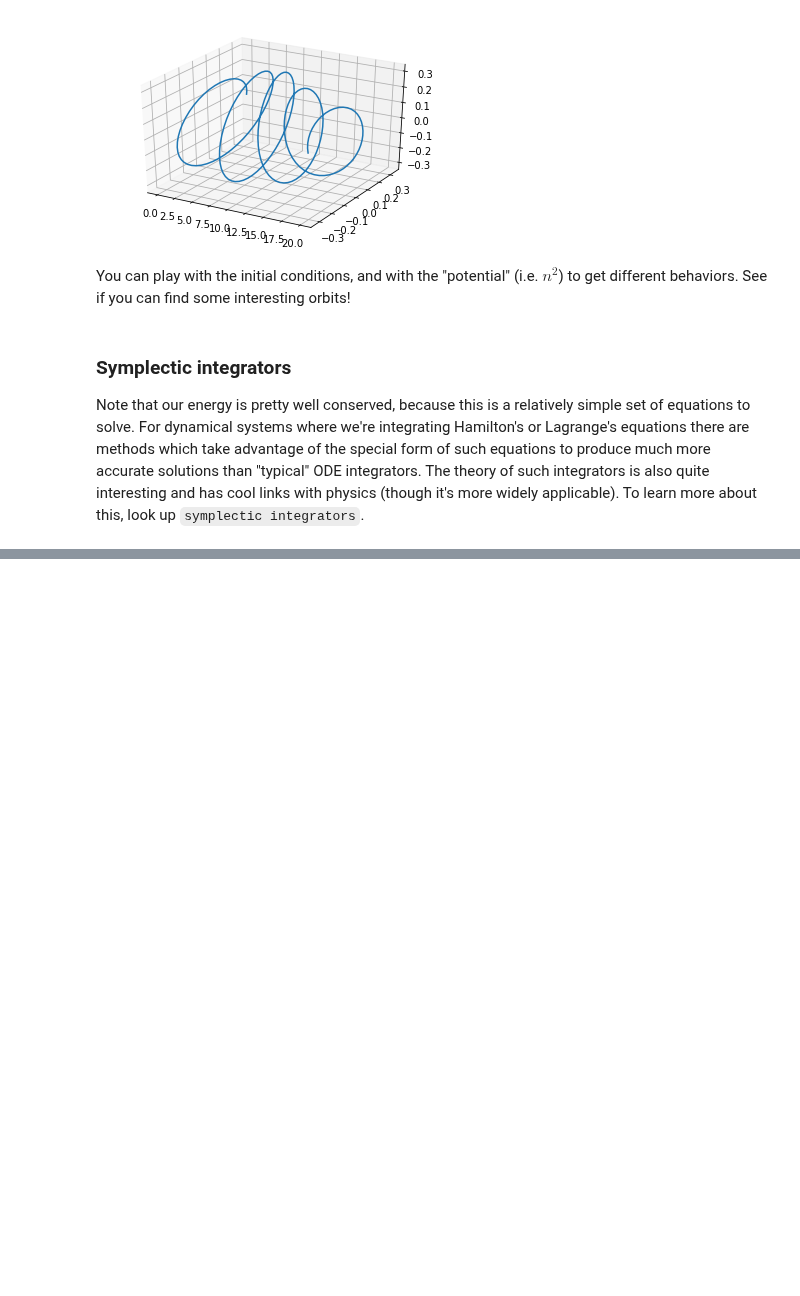
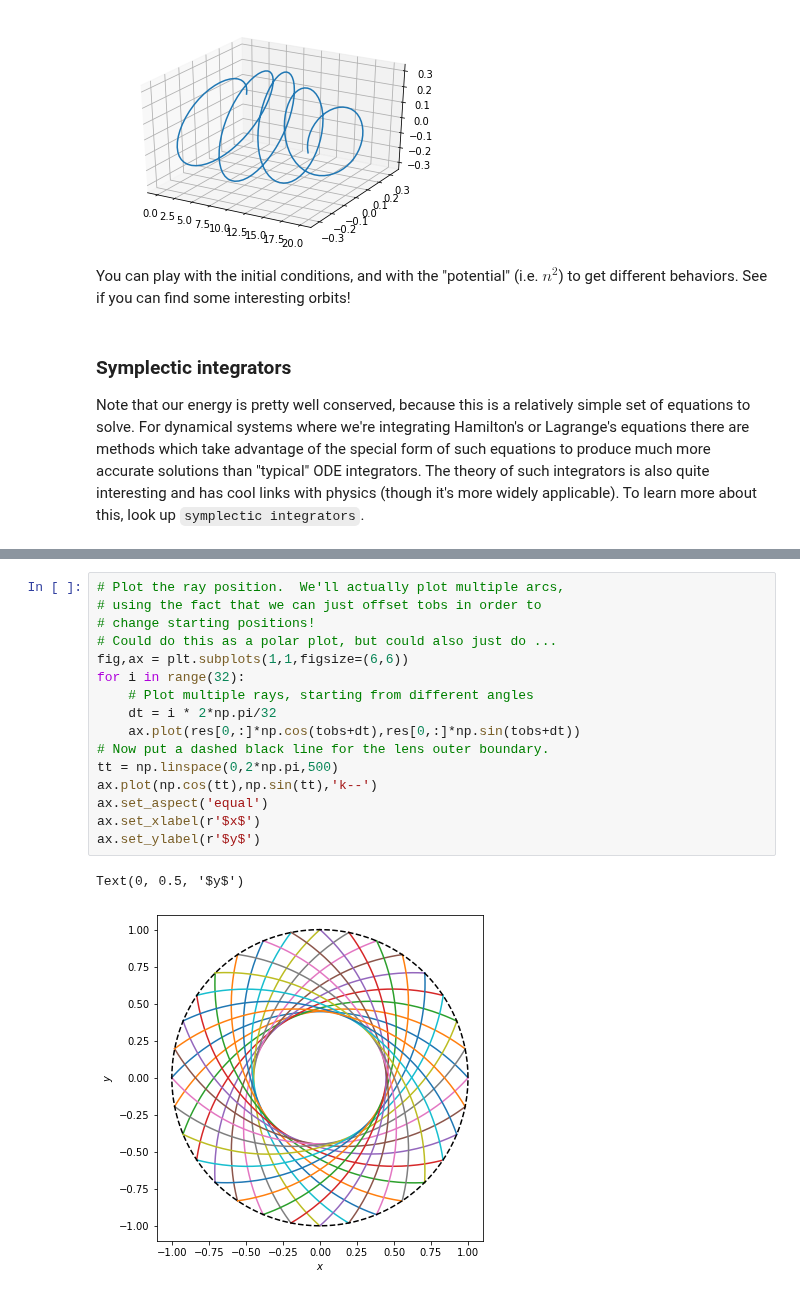
Before and after one commit to LBJ-Wade/Notebooks_cosmology, a Jupyter notebook: physics209/RayOpticsFibers.ipynb, the cells around one changed output, grey strips where cells are left out. Cells and saved outputs as stored; diff of their text form; blank space fills up the shorter version.

```diff
--- a/physics209/RayOpticsFibers.ipynb
+++ b/physics209/RayOpticsFibers.ipynb
@@ -95,0 +185,19 @@ Note that our energy is pretty well conserved, because this is a relatively simp
+# %%
+# Plot the ray position.  We'll actually plot multiple arcs,
+# using the fact that we can just offset tobs in order to
+# change starting positions!
+# Could do this as a polar plot, but could also just do ...
+fig,ax = plt.subplots(1,1,figsize=(6,6))
+for i in range(32):
+    # Plot multiple rays, starting from different angles
+    dt = i * 2*np.pi/32
+    ax.plot(res[0,:]*np.cos(tobs+dt),res[0,:]*np.sin(tobs+dt))
+# Now put a dashed black line for the lens outer boundary.
+tt = np.linspace(0,2*np.pi,500)
+ax.plot(np.cos(tt),np.sin(tt),'k--')
+ax.set_aspect('equal')
+ax.set_xlabel(r'$x$')
+ax.set_ylabel(r'$y$')
+# %% [output]
+Text(0, 0.5, '$y$')
+[figure, added]
```
Also changed, not shown: parts of 3 cells of this notebook.
